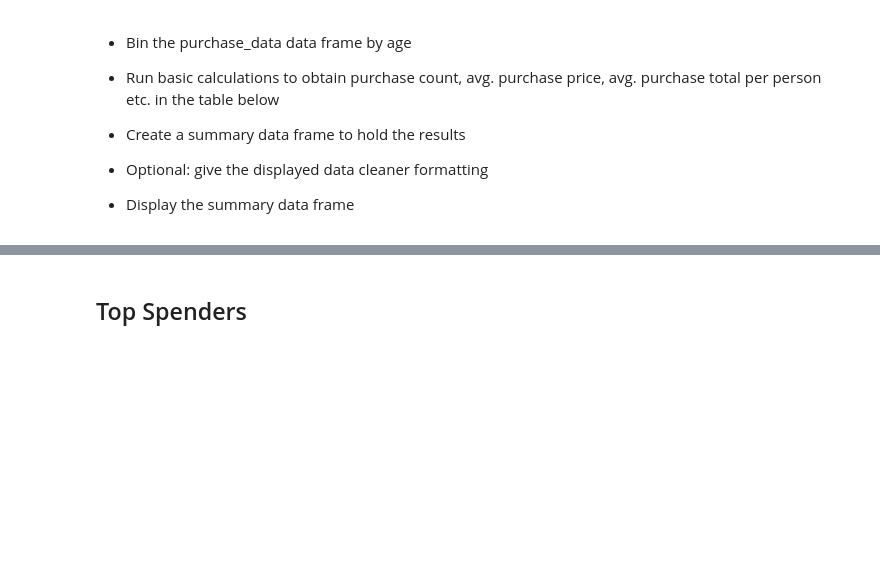
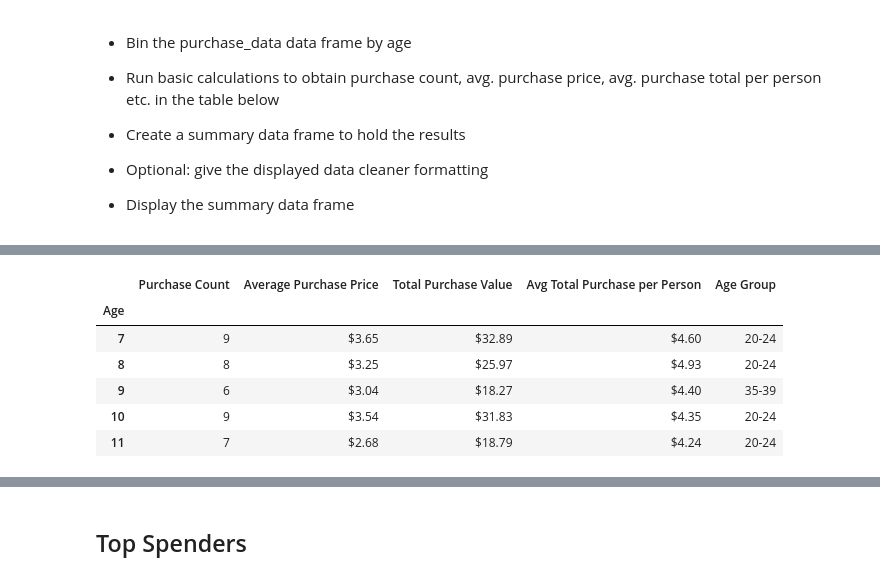
Before and after one commit to Court-Parker4/pandas-challenge, a Jupyter notebook: HeroesOfPymoli/HeroesOfPymoli_starter.ipynb, the cells around one changed output, grey strips where cells are left out. Drawn from its saved outputs; the diff is of its cells as text; code cells hidden in the pictures; blank space fills up the shorter version.

```diff
--- a/HeroesOfPymoli/HeroesOfPymoli_starter.ipynb
+++ b/HeroesOfPymoli/HeroesOfPymoli_starter.ipynb
@@ -314,0 +356,17 @@ ted_df.head()
+# %%
+# Create the bins in which Data will be held
+# Bins are 0, 10, 14, 19, 24, 29, 34, 39, 45.
+bins = [0, 10, 14, 19, 24, 29, 34, 39, 45]
+# Create the names for the age range
+group_age_names = ["<10","10-14","15-19","20-24","25-29","30-34","35-39","40+"]
+# Place the data series into a new column inside of the DataFrame
+pur_ana_age_df["Age Group"] = pd.cut(purchase_data["Age"], bins=bins, labels=group_age_names)
+pur_ana_age_df.head()
+# %% [output]
+|  | Purchase Count | Average Purchase Price | Total Purchase Value | Avg Total Purchase per Person | Age Group |
+| Age |  |  |  |  |  |
+| 7 | 9 | $3.65 | $32.89 | $4.60 | 20-24 |
+| 8 | 8 | $3.25 | $25.97 | $4.93 | 20-24 |
+| 9 | 6 | $3.04 | $18.27 | $4.40 | 35-39 |
+| 10 | 9 | $3.54 | $31.83 | $4.35 | 20-24 |
+| 11 | 7 | $2.68 | $18.79 | $4.24 | 20-24 |
```
Also changed, not shown: parts of 11 cells of this notebook.
